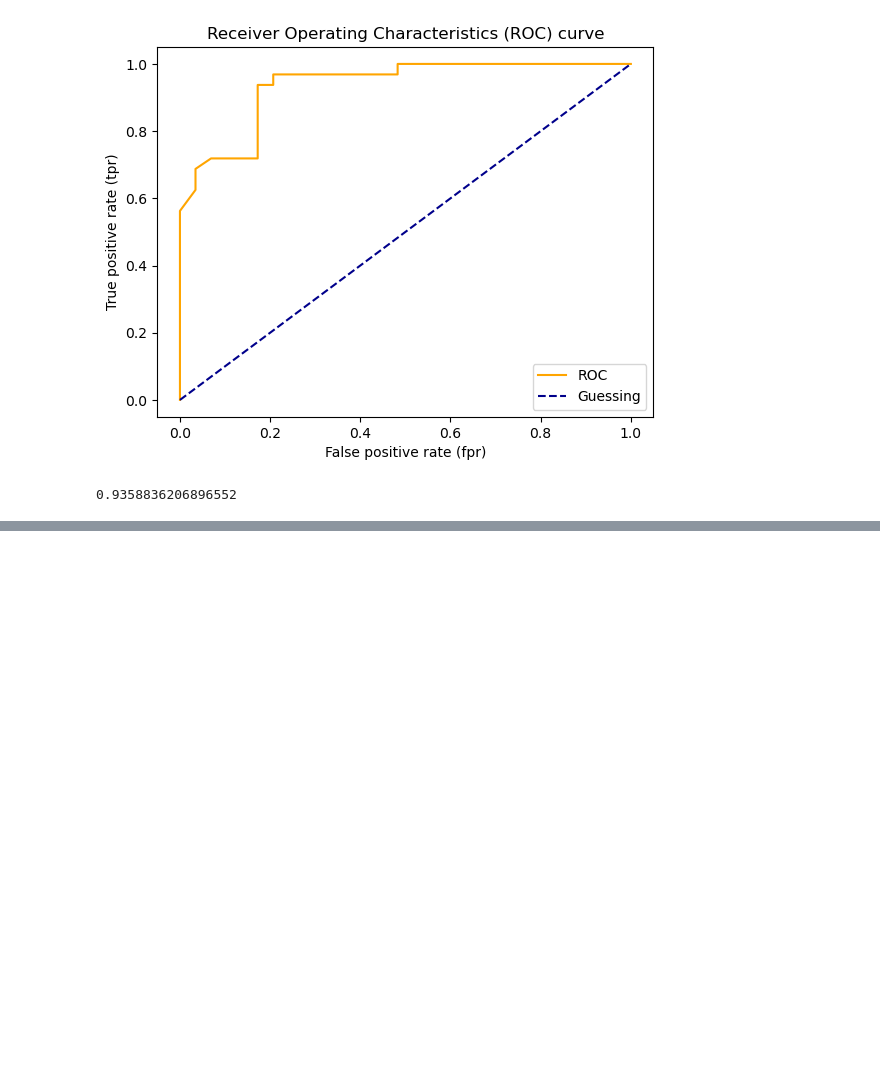
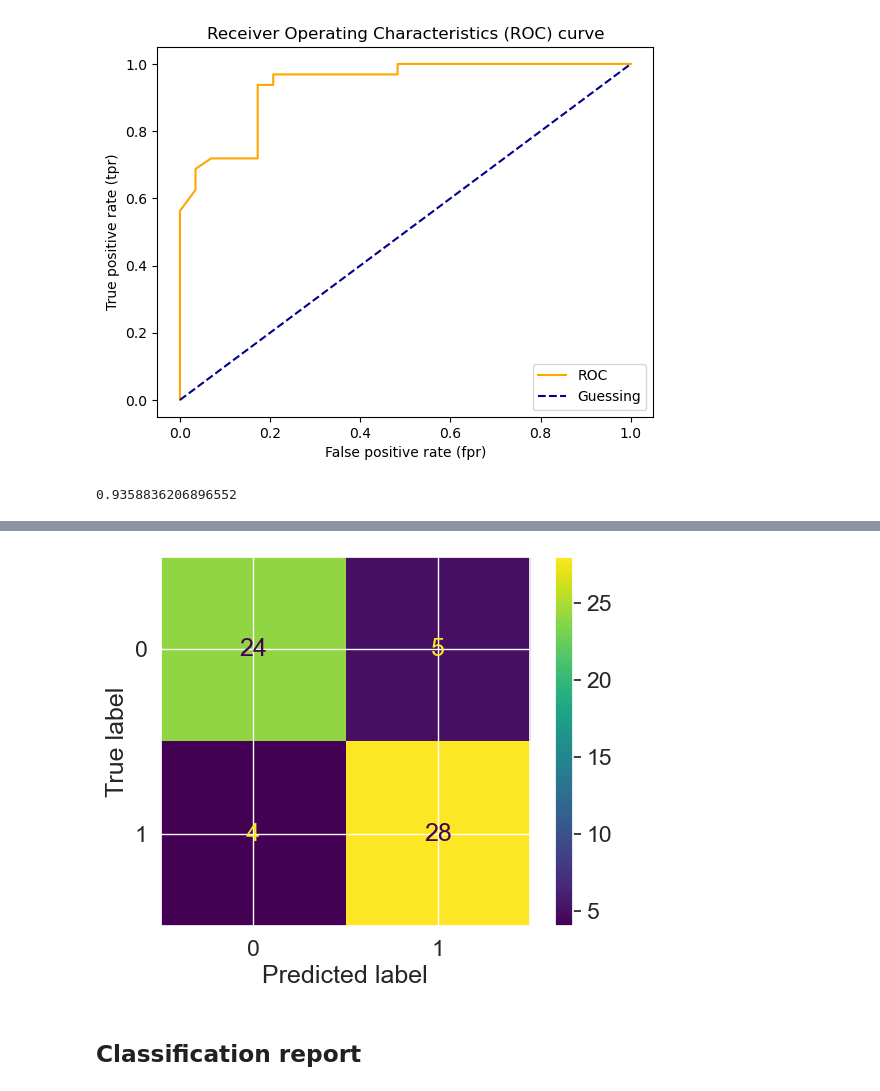
Before and after one commit to olivergarciarg/022_ML_trainning, a Jupyter notebook: sample_project_01/intro-scikit-learn.ipynb, the cells around one changed output, grey strips where cells are left out. Cells and saved outputs as stored; diff of their text form; code cells hidden in the pictures; blank space fills up the shorter version.

```diff
--- a/sample_project_01/intro-scikit-learn.ipynb
+++ b/sample_project_01/intro-scikit-learn.ipynb
@@ -1000,0 +1068,6 @@ roc_auc_score(y_test,y_probs_positive)
+# %%
+ConfusionMatrixDisplay.from_predictions(y_true=y_test, y_pred = y_preds);
+# %% [output]
+[figure, added]
+# %% [markdown]
+## Classification report
```
Also changed, not shown: parts of 38 cells of this notebook.
